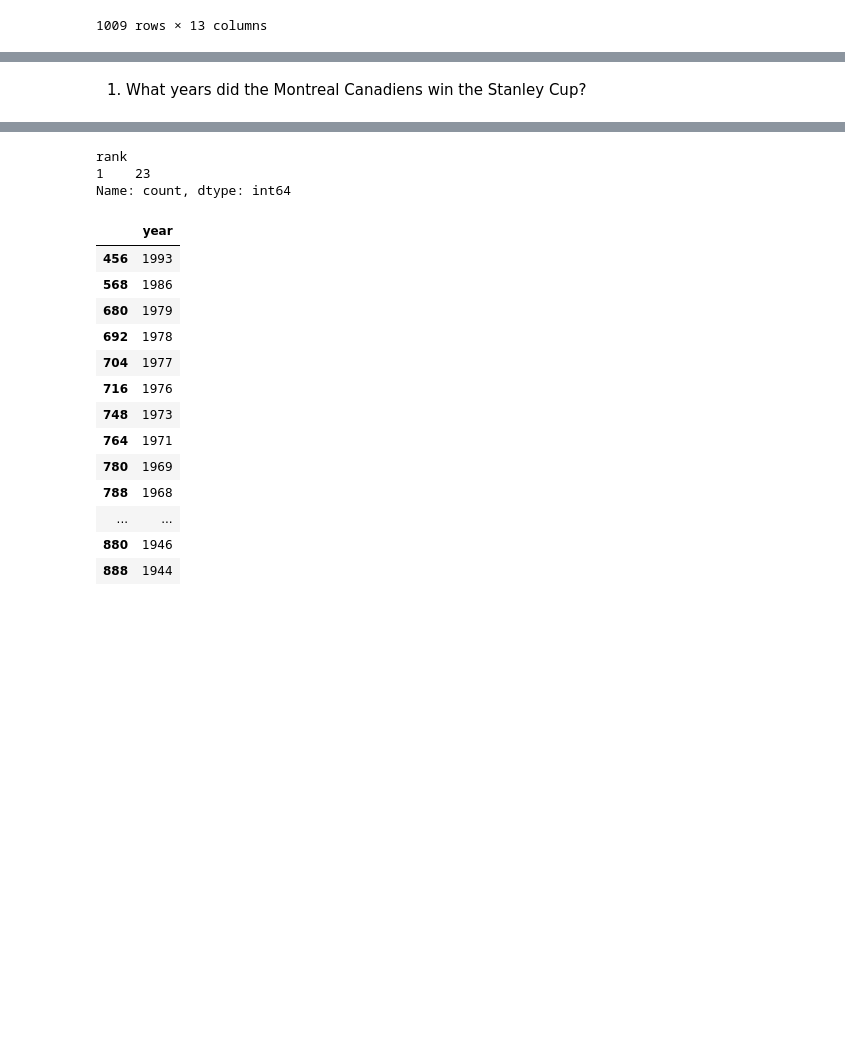
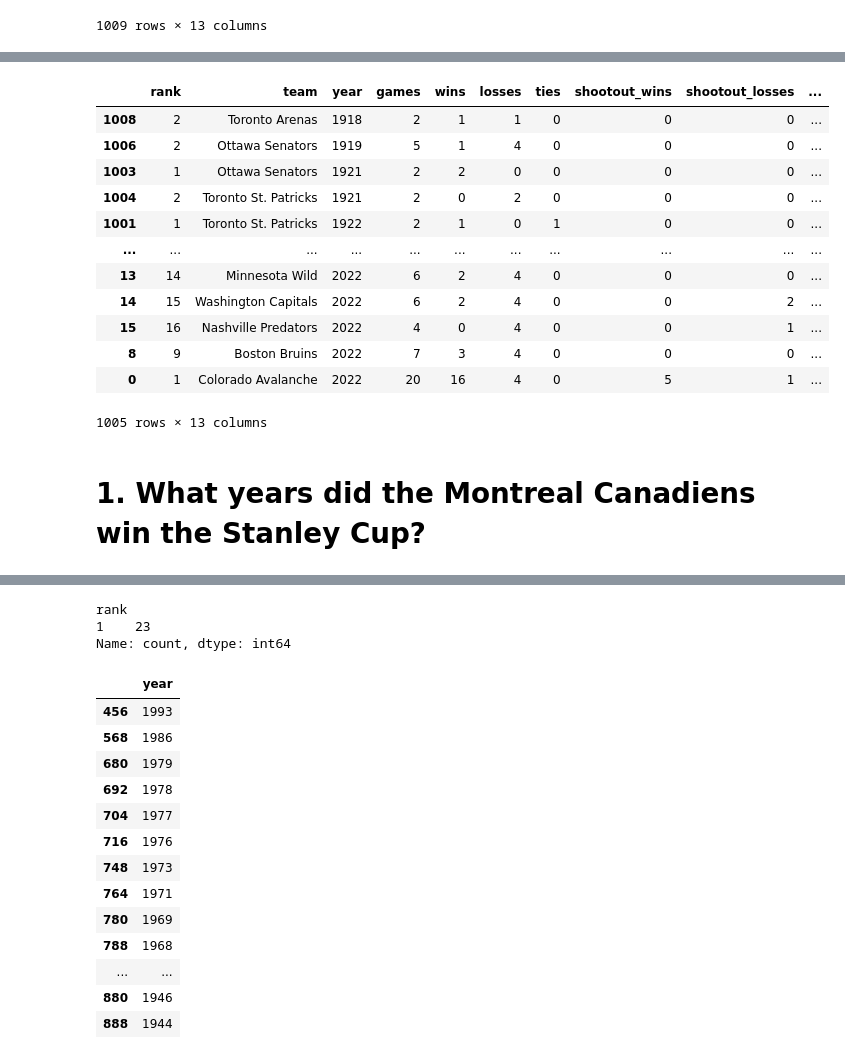
Before and after one commit to georgiassc/Montreal_Canadiens, a Jupyter notebook: Data_Cleaning_MontrealCanadiens.ipynb, the cells around one changed output, grey strips where cells are left out. Cells and saved outputs as stored; diff of their text form; code cells hidden in the pictures; blank space fills up the shorter version.

```diff
--- a/Data_Cleaning_MontrealCanadiens.ipynb
+++ b/Data_Cleaning_MontrealCanadiens.ipynb
@@ -21,5 +39,22 @@ nhl
+# %%
+nhl.loc[704, 'year'] = 1977
+nhl.sort_values('year')
+# %% [output]
+|  | rank | team | year | games | wins | losses | ties | shootout_wins | shootout_losses | ... |
+| 1008 | 2 | Toronto Arenas | 1918 | 2 | 1 | 1 | 0 | 0 | 0 | ... |
+| 1006 | 2 | Ottawa Senators | 1919 | 5 | 1 | 4 | 0 | 0 | 0 | ... |
+| 1003 | 1 | Ottawa Senators | 1921 | 2 | 2 | 0 | 0 | 0 | 0 | ... |
+| 1004 | 2 | Toronto St. Patricks | 1921 | 2 | 0 | 2 | 0 | 0 | 0 | ... |
+| 1001 | 1 | Toronto St. Patricks | 1922 | 2 | 1 | 0 | 1 | 0 | 0 | ... |
+| ... | ... | ... | ... | ... | ... | ... | ... | ... | ... | ... |
+| 13 | 14 | Minnesota Wild | 2022 | 6 | 2 | 4 | 0 | 0 | 0 | ... |
+| 14 | 15 | Washington Capitals | 2022 | 6 | 2 | 4 | 0 | 0 | 2 | ... |
+| 15 | 16 | Nashville Predators | 2022 | 4 | 0 | 4 | 0 | 0 | 1 | ... |
+| 8 | 9 | Boston Bruins | 2022 | 7 | 3 | 4 | 0 | 0 | 0 | ... |
+| 0 | 1 | Colorado Avalanche | 2022 | 20 | 16 | 4 | 0 | 5 | 1 | ... |
+1005 rows × 13 columns
 # %% [markdown]
-1. What years did the Montreal Canadiens win the Stanley Cup?
+# 1. What years did the Montreal Canadiens win the Stanley Cup?
 # %%
 print('Montreal Canadiens Championship Wins:', len(nhl[nhl['team'].str.contains('Montreal Canadiens') & (nhl['rank'] == 1)]))
 montreal = nhl[nhl['team'].str.contains('Montreal Canadiens') & (nhl['rank'] == 1)]
```
Also changed, not shown: parts of 15 cells of this notebook.
